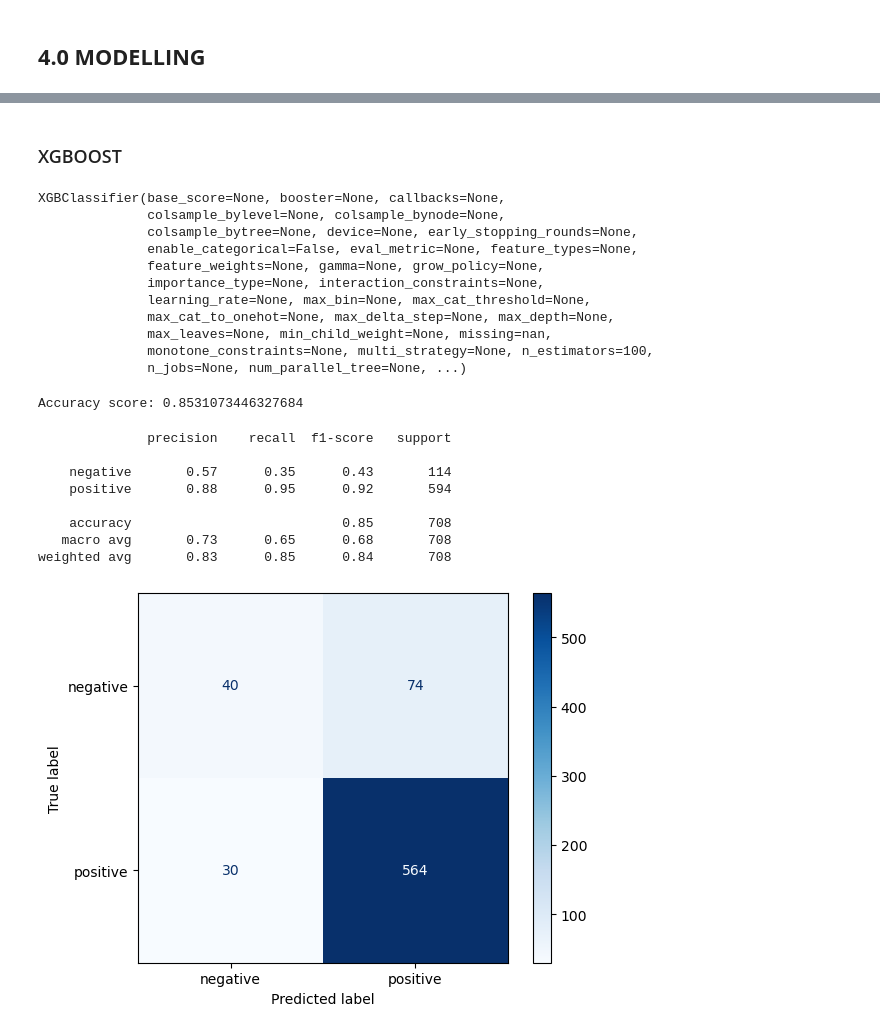
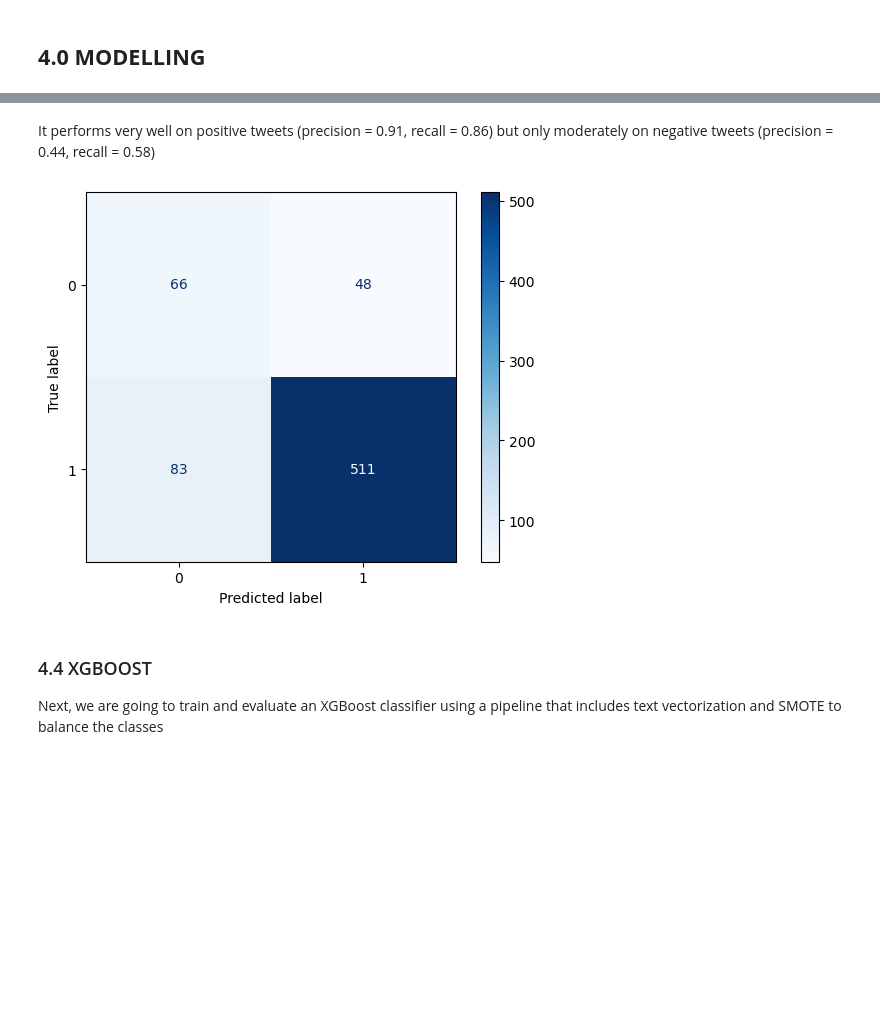
Before and after one commit to zippy345/Tweets_Group_8_project, a Jupyter notebook: sentiments.ipynb, the cells around one changed output, grey strips where cells are left out. Cells and saved outputs as stored; diff of their text form; code cells hidden in the pictures; blank space fills up the shorter version.

```diff
--- a/sentiments.ipynb
+++ b/sentiments.ipynb
@@ -793,0 +743,12 @@ plt.show()
+# %%
+svm_pipeline = ImbPipeline([('tfidf', TfidfVectorizer(max_features = 2000,
+                                                     ngram_range = (1, 2),
+                                                     stop_words = 'english',
+                                                     min_df = 2,
+                                                     max_df = 0.95)),
+                            ('smote', SMOTE(random_state = 42)),
+                            ('clf', SVC(kernel = 'linear', probability  =True, random_state = 42))
+                          ])
+
+# Train the pipeline
+svm_pipeline.fit(X_train, y_train)
@@ -793,0 +762,7 @@ plt.show()
+# %%
+# Make predictions
+y_pred_svm = svm_pipeline.predict(X_test)
+
+# Calculate metrics
+acc_score = accuracy_score(y_test, y_pred_svm)
+acc_score
@@ -794,21 +784,12 @@ plt.show()
+# %% [markdown]
+It performs very well on positive tweets (precision = 0.91, recall = 0.86) but only moderately on negative tweets (precision = 0.44, recall = 0.58)
+# %%
+# Confusion Matrix
+svm_cm = confusion_matrix(y_test, y_pred_svm)
+disp = ConfusionMatrixDisplay(confusion_matrix = svm_cm, display_labels = svm_pipeline.classes_)
+disp.plot(cmap = plt.cm.Blues);
+# %% [output]
+[figure, added]
 # %% [markdown]
-### XGBOOST
+### 4.4 XGBOOST
+Next, we are going to train and evaluate an XGBoost classifier using a pipeline that includes text vectorization and SMOTE to balance the classes
-# %%
-# XGBoost
-import xgboost as xgb
-
-from xgboost import XGBClassifier
-xgb_model = XGBClassifier(n_estimators=100, random_state=42, verbosity=0)
-xgb_model.fit(X_train_res, y_train_res)
-# %% [output]
-XGBClassifier(base_score=None, booster=None, callbacks=None,
-              colsample_bylevel=None, colsample_bynode=None,
-              colsample_bytree=None, device=None, early_stopping_rounds=None,
-              enable_categorical=False, eval_metric=None, feature_types=None,
-              feature_weights=None, gamma=None, grow_policy=None,
-              importance_type=None, interaction_constraints=None,
-              learning_rate=None, max_bin=None, max_cat_threshold=None,
-              max_cat_to_onehot=None, max_delta_step=None, max_depth=None,
-              max_leaves=None, min_child_weight=None, missing=nan,
-              monotone_constraints=None, multi_strategy=None, n_estimators=100,
-              n_jobs=None, num_parallel_tree=None, ...)
@@ -817,28 +795,0 @@ y_pred_xgb = xgb_model.predict(X_test_tfidf)
-# %%
-# Make predictions
-y_pred_svm = svm_model.predict(X_test_tfidf)
-
-# Calculate metrics
-print("Accuracy score:", accuracy_score(y_test, y_pred_xgb))
-# %% [output]
-Accuracy score: 0.8531073446327684
-# %%
-print(classification_report(y_test, y_pred_xgb, target_names=['negative', 'positive']))
-# %% [output]
-              precision    recall  f1-score   support
-
-    negative       0.57      0.35      0.43       114
-    positive       0.88      0.95      0.92       594
-
-    accuracy                           0.85       708
-   macro avg       0.73      0.65      0.68       708
-weighted avg       0.83      0.85      0.84       708
-# %%
-# Confussion Matrix
-
-cm_xgb = confusion_matrix(y_test, y_pred_xgb)
-cm_display = ConfusionMatrixDisplay(cm_xgb, display_labels = ['negative', 'positive'])
-cm_display.plot(cmap = 'Blues')
-plt.show()
-# %% [output]
-[figure, removed]
```
Also changed, not shown: parts of 82 cells of this notebook.
